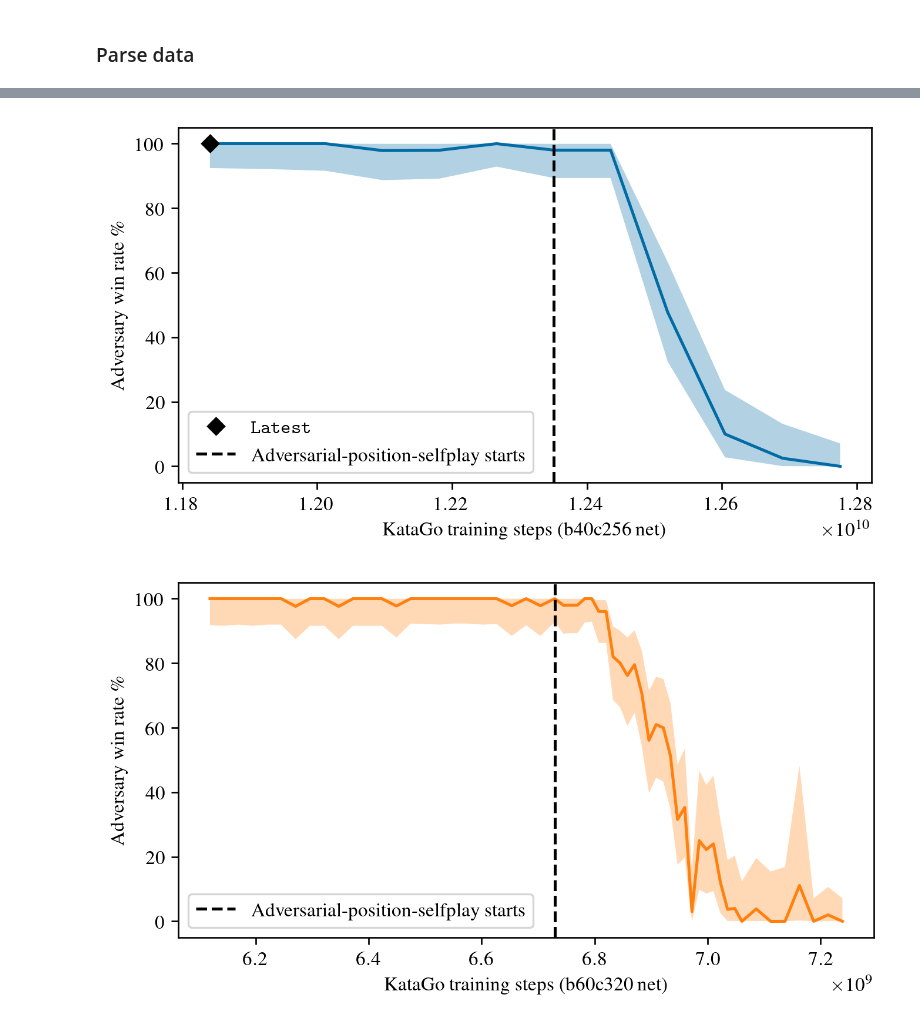
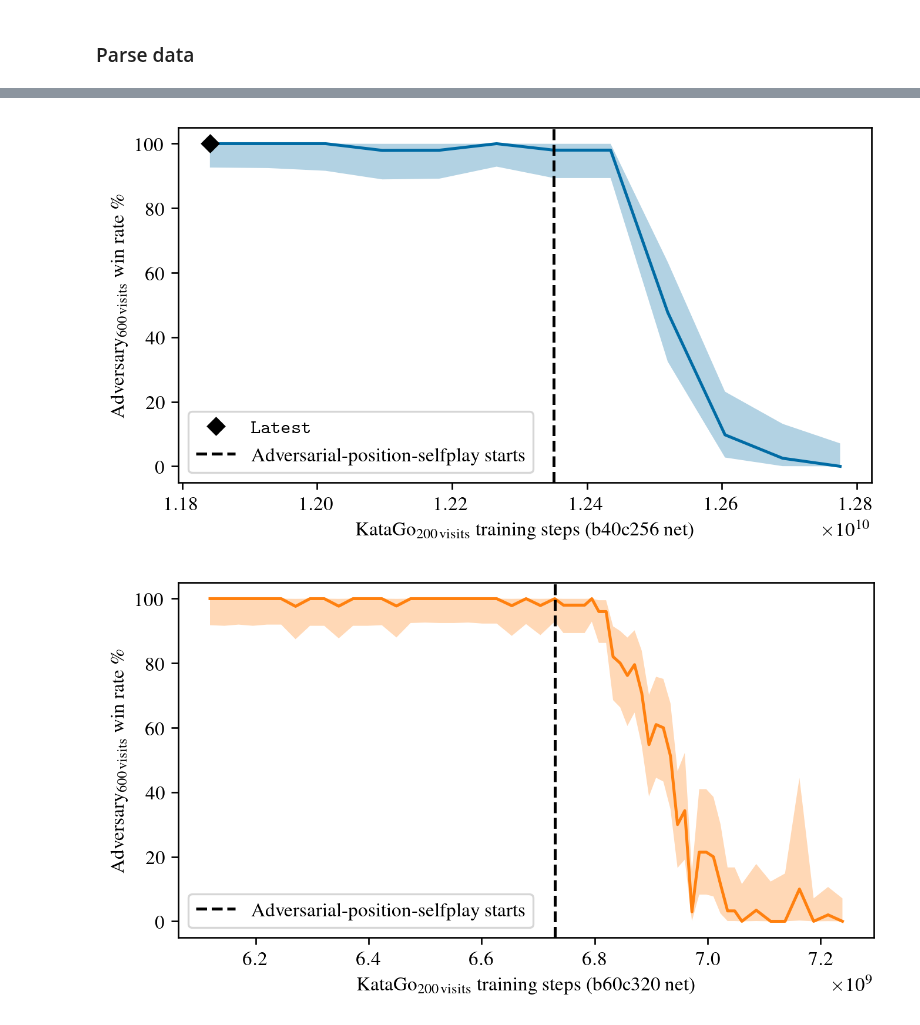
Before and after one commit to AlignmentResearch/KataGoVisualizer, a Jupyter notebook: notebooks/notebooks/paper/katago-new-ckpt-evals.ipynb, the cells around one changed output, grey strips where cells are left out. Cells and saved outputs as stored; diff of their text form; code cells hidden in the pictures.

```diff
--- a/notebooks/notebooks/paper/katago-new-ckpt-evals.ipynb
+++ b/notebooks/notebooks/paper/katago-new-ckpt-evals.ipynb
@@ -58,34 +54,34 @@ for i, net_type in enumerate(sorted(df.victim_net_type.unique())):
         ci_df.lower,  # type: ignore
         ci_df.upper,  # type: ignore
         alpha=0.3,
         color=colors[i],
         edgecolor="none",
     )
 
     if net_type == "b40c256":
         plt.plot(
             LATEST_STEPS,
             100 * cdf.query("victim_steps == @LATEST_STEPS").adv_win.mean(),
             "D",
             label=r"\texttt{Latest}",
             color="black",
         )
 
     adv_training_start_steps = cdf.query(
         "victim_rows <= @ADV_TRAIN_ROW_START"
     ).victim_steps.max()
     plt.axvline(
         adv_training_start_steps,
         color="black",
         linestyle="--",
         label="Adversarial-position-selfplay starts",
     )
 
     # Legend in lower left corner
     plt.legend(loc="lower left")
-    plt.ylabel(r"Adversary win rate \%")
-    plt.xlabel(f"KataGo training steps ({net_type} net)")
+    plt.ylabel(r"Adversary$_\mathrm{600\,visits}$ win rate \%")
+    plt.xlabel(rf"KataGo$_\mathrm{{200\,visits}}$ training steps ({net_type} net)")
     plt.show()
 # %% [output]
-[figure, old version]
+[figure, new version]
-[figure, old version]
+[figure, new version]
```
Also changed, not shown: parts of 2 cells of this notebook.
